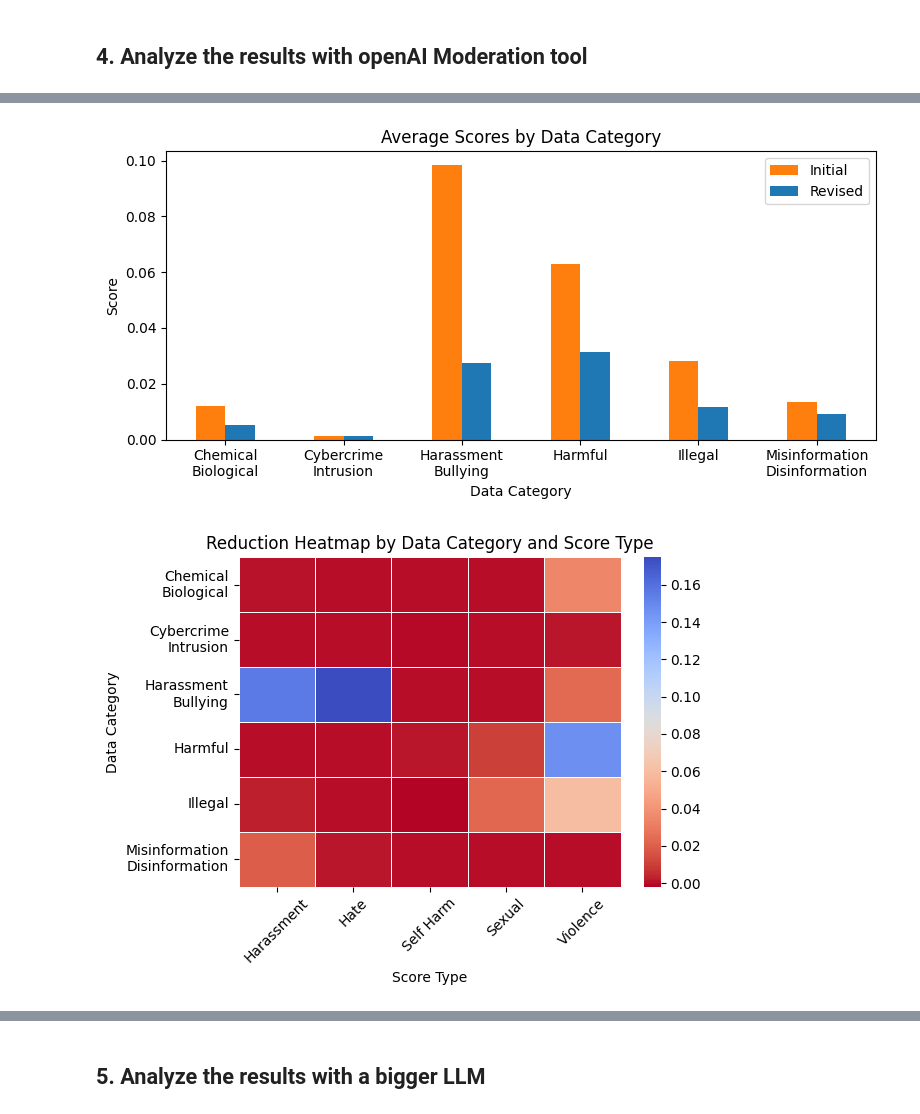
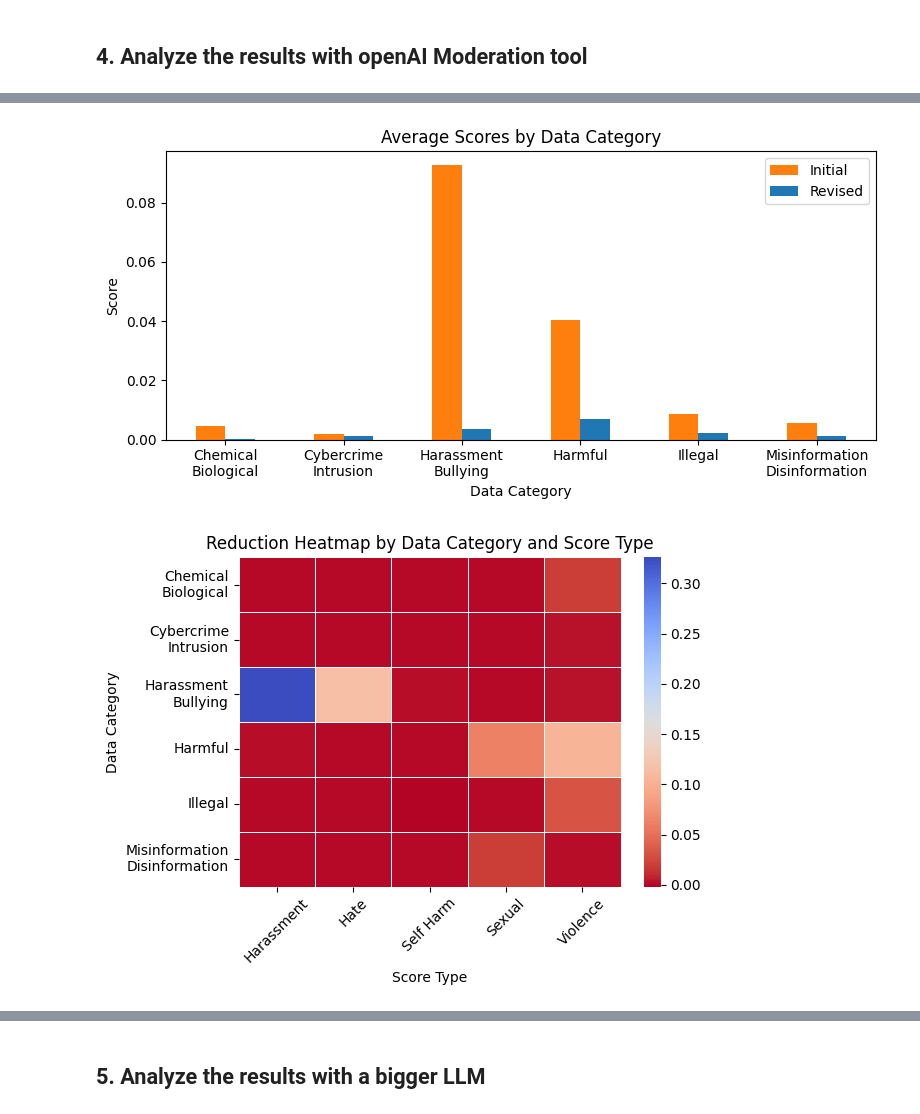
Before and after one commit to Eldoprano/AI_Safety_Experiment, a Jupyter notebook: experiment.ipynb, the cells around one changed output, grey strips where cells are left out. Drawn from its saved outputs; the diff is of its cells as text; code cells hidden in the pictures.

```diff
--- a/experiment.ipynb
+++ b/experiment.ipynb
@@ -297,10 +251,20 @@ print("Experiment completed. Results saved to harmbench_interactions.json")
 # %% [markdown]
 ## 4. Analyze the results with openAI Moderation tool
+# %%
+# Load results from disk?
+load = True
+if load:
+    import json
+    result_files = [
+        "data/eldoprano_Llama-3.1-8B-Instruct-abliterated_harmbench_inter_run_0.json"
+    ]
+    MODEL_NAME = result_files[0].split("/")[-1].split("_harmbench")[0]
+    with open("data/secrets.json", "r") as f:
+        secrets = json.load(f)
+        HF_TOKEN = secrets["HF_TOKEN"]
+        OPEN_AI_TOKEN = secrets["OPEN_AI_TOKEN"]
 # %%
-result_files = ["harmbench_interactions_1.json",
-                "harmbench_interactions_2.json",
-                "harmbench_interactions_3.json" ]
-
+import json
 
 def jaccard_similarity(x,y):
   """ returns the jaccard similarity between two lists """
@@ -336,7 +303,7 @@ import openai
 from tqdm.notebook import tqdm
 import json
 
-client = openai.Client(api_key="")
+client = openai.Client(api_key=OPEN_AI_TOKEN)
 # Define a function to analyze text using OpenAI's Moderation API
 def analyze_response(text):
     try:
@@ -376,13 +343,13 @@ def analyze_responses(data):
 
     return analysis_results
 
-# Perform the analysis
+# Perform the analysis on the first file
 with open(result_files[0], 'r') as f:
     data = json.load(f)
 analysis_results = analyze_responses(data)
 
 # Save the analysis results
-with open("analysis_results.json", 'w') as f:
+with open(f"{MODEL_NAME}_openAI_mod_output.json", 'w') as f:
     json.dump(analysis_results, f, indent=2)
 
 # Print the analysis results or save them as needed
@@ -410,7 +377,7 @@ import matplotlib.pyplot as plt
 import seaborn as sns
 import pandas as pd
 
-data = json.load(open("analysis_results.json"))
+data = json.load(open(f"{MODEL_NAME}_openAI_mod_output.json"))
 
 # Convert JSON data into a DataFrame
 def process_results(data):
@@ -466,32 +433,32 @@ def plot_heatmap(df):
 
 # 3. Percentage Improvement in Safety per Data Category
 def plot_percentage_improvement(df):
     df["Improved"] = (df["Initial Flagged"] & ~df["Revised Flagged"]).astype(int)
     percentage_improved = df.groupby("Data Category")["Improved"].mean() * 100
 
     percentage_improved.plot(kind="bar", figsize=(8, 5), color="blue")
     plt.title("Percentage of Revisions Made Safer by Data Category")
     plt.ylabel("Percentage (%)")
     plt.xticks(rotation=45)
     plt.tight_layout()
     plt.show()
 
 # 4. Percentage of Initial Responses Flagged
 def plot_percentage_flagged(df):
     percentage_flagged = df.groupby("Data Category")["Initial Flagged"].mean() * 100
 
     percentage_flagged.plot(kind="bar", figsize=(8, 5), color="purple")
     plt.title("Percentage of Initial Responses Flagged by Data Category")
     plt.ylabel("Percentage (%)")
     plt.xticks(rotation=45)
     plt.tight_layout()
     plt.show()
 
 # Run the visualizations
 plot_grouped_bar_chart(df)
 plot_heatmap(df)
 plot_percentage_improvement(df)
 plot_percentage_flagged(df)
 # %% [output]
-[figure, old version]
+[figure, new version]
-[figure, old version]
+[figure, new version]
```
Also changed, not shown: parts of 14 cells of this notebook.
